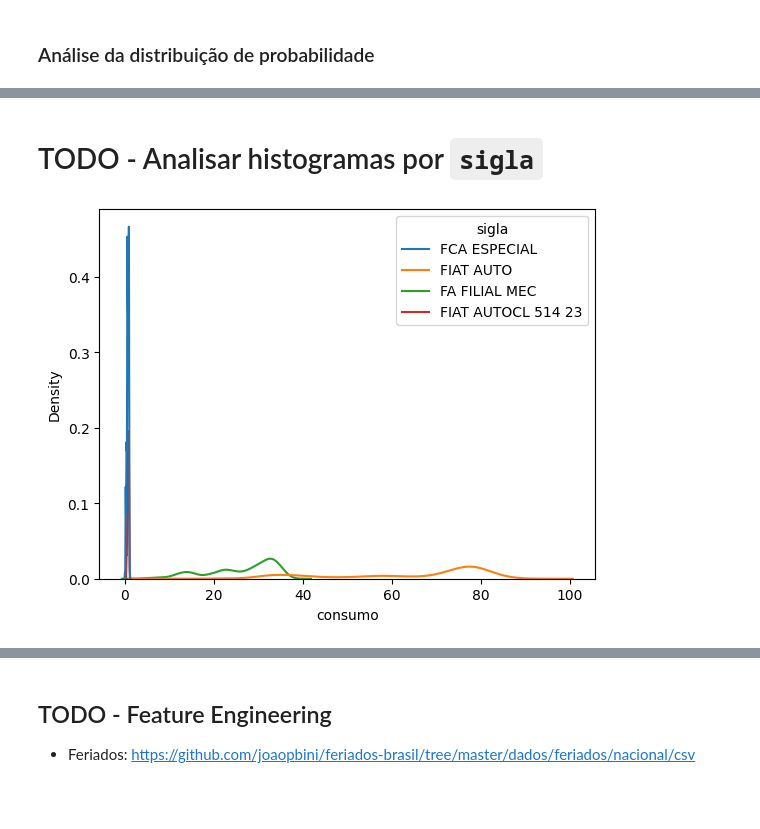
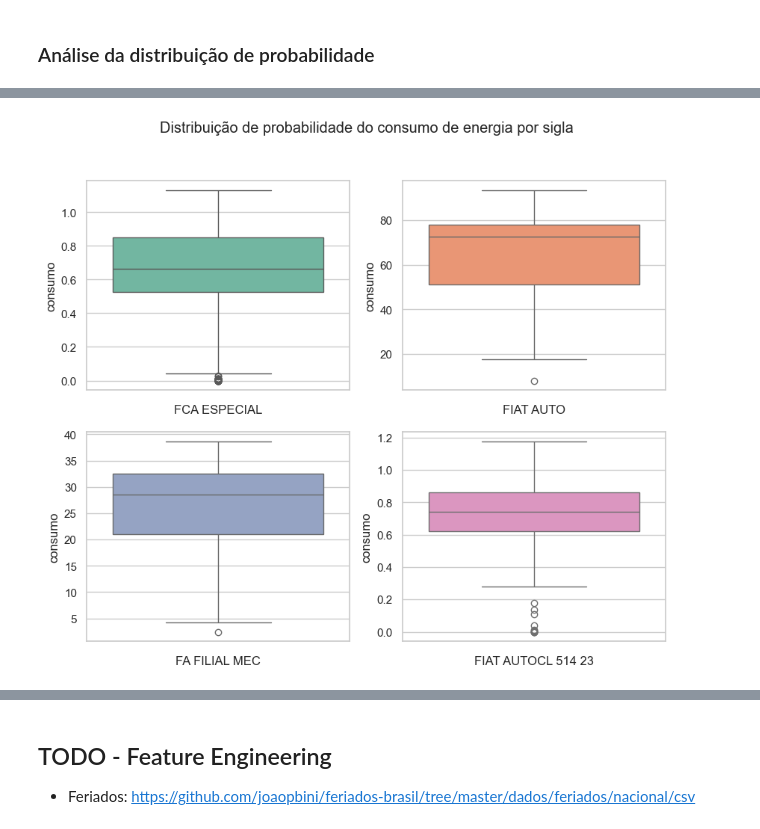
Before and after one commit to ericyaang/EnergyDemandPrediction, a Jupyter notebook: notebooks/eda_forecast.ipynb, the cells around one changed output, grey strips where cells are left out. Cells and saved outputs as stored; diff of their text form; code cells hidden in the pictures; blank space fills up the shorter version.

Commit message:
Melhoria na exibição dos histogramas

```diff
--- a/notebooks/eda_forecast.ipynb
+++ b/notebooks/eda_forecast.ipynb
@@ -178,6 +175,23 @@ sns.boxplot(data = consumo_reduced, x = 'sigla', y = 'consumo', hue = 'sigla');
-# %% [markdown]
-# TODO - Analisar histogramas por `sigla`
-# %%
-sns.kdeplot(data = consumo_reduced, x = 'consumo', hue = 'sigla', );
-# %% [output]
-[figure, removed]
+# %%
+colors = ['#66c2a5', '#fc8d62', '#8da0cb', '#e78ac3']
+# %%
+# plt.figure(figsize = (8, 6))
+# sns.boxplot(data = consumo_reduced, x = 'sigla', y = 'consumo', hue = 'sigla');
+
+row_numbers = 2
+col_numbers = 2
+counter_ = 1
+
+fig = plt.figure(figsize = (10,8))
+plt.suptitle('Distribuição de probabilidade do consumo de energia por sigla')
+for position, sigla in enumerate(consumo_reduced['sigla'].unique()):
+    plt.subplot(row_numbers, col_numbers, counter_)
+    plt.xlabel(sigla)
+    sns.boxplot(
+        data = consumo_reduced.query(f"""sigla == '{sigla}'"""),
+        y = 'consumo',
+        color = colors[position],
+    );
+    counter_ = counter_ + 1
+# %% [output]
+[figure, added]
```
Also changed, not shown: parts of 4 cells of this notebook.
